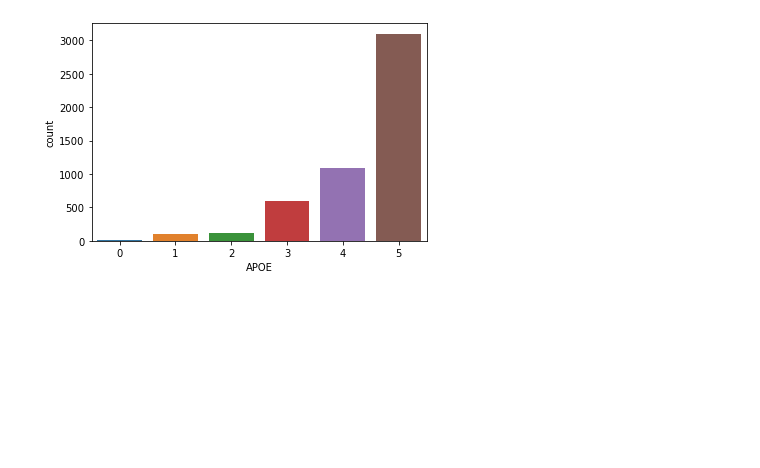
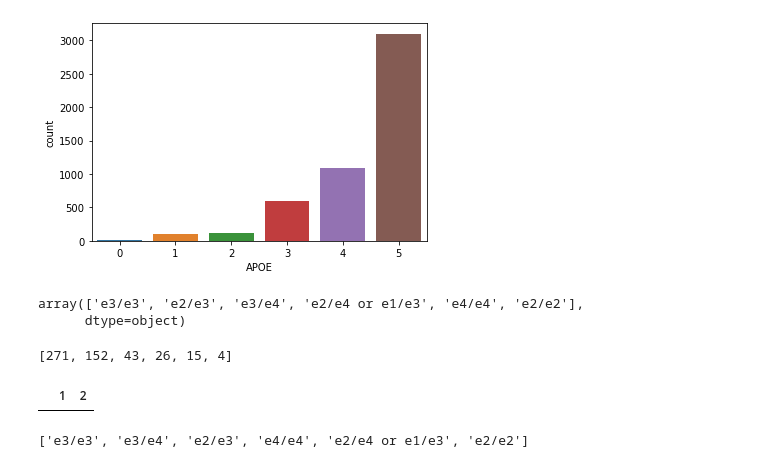
Before and after one commit to anaconda121/NeuraHealth, a Jupyter notebook: EDA/Pre-Annotations/Clustering.ipynb, the cells around one changed output. Drawn from its saved outputs; the diff is of its cells as text; code cells hidden in the pictures; blank space fills up the shorter version.

```diff
--- a/EDA/Pre-Annotations/Clustering.ipynb
+++ b/EDA/Pre-Annotations/Clustering.ipynb
@@ -839,3 +903,22 @@ sns.countplot(c5_df['APOE'])
 # %% [output]
 <AxesSubplot:xlabel='APOE', ylabel='count'>
 [figure]
+# %%
+c1_df["APOE"].unique()
+# %% [output]
+array(['e3/e3', 'e2/e3', 'e3/e4', 'e2/e4 or e1/e3', 'e4/e4', 'e2/e2'],
+      dtype=object)
+# %%
+c1_df["APOE"].value_counts().values.tolist()
+# %% [output]
+[271, 152, 43, 26, 15, 4]
+# %%
+z = pd.DataFrame(c1_df["APOE"].value_counts(), columns= ['1', '2'])
+# %%
+z
+# %% [output]
+|  | 1 | 2 |
+# %%
+c1_df["APOE"].value_counts().index.to_list()
+# %% [output]
+['e3/e3', 'e3/e4', 'e2/e3', 'e4/e4', 'e2/e4 or e1/e3', 'e2/e2']
```
Also changed, not shown: parts of 24 cells of this notebook.
